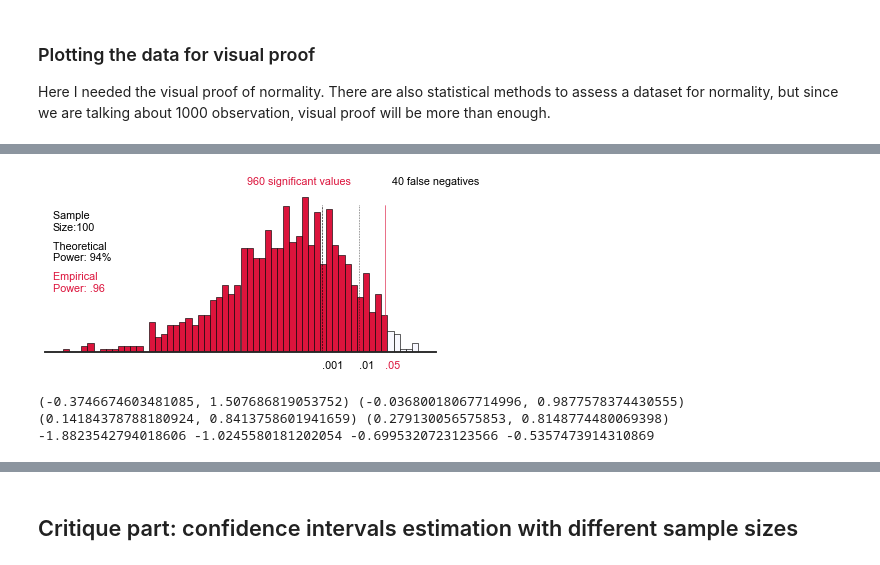
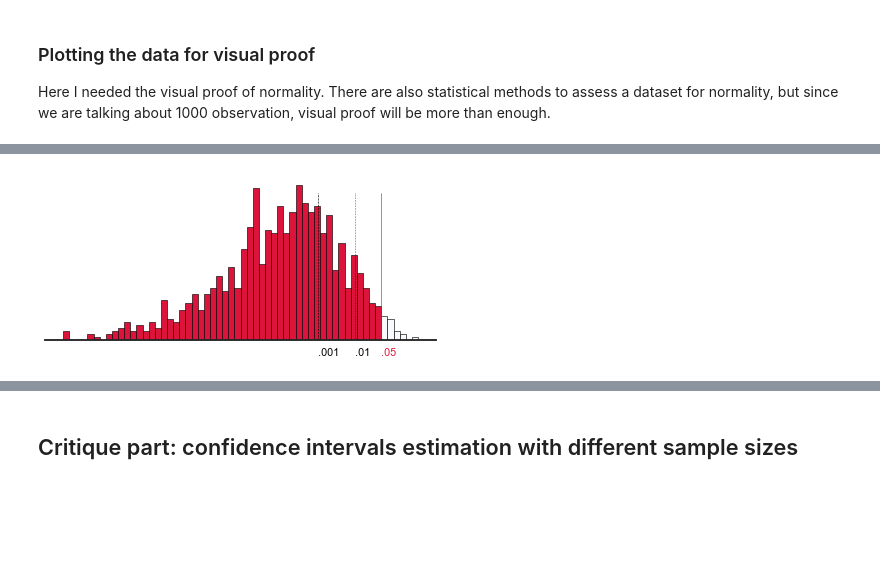
Before and after one commit to MrTimedying/python_projects, a Jupyter notebook: Ongoing statistics simulative explorations - 2021 - AL.ipynb, the cells around one changed output, grey strips where cells are left out. Drawn from its saved outputs; the diff is of its cells as text; code cells hidden in the pictures; blank space fills up the shorter version.

```diff
--- a/Ongoing statistics simulative explorations - 2021 - AL.ipynb
+++ b/Ongoing statistics simulative explorations - 2021 - AL.ipynb
@@ -279,55 +125,10 @@ plt.savefig("ttest60samples.svg")
 # %%
 # Same Graph but for the 100 sample sizes
 
-plimit = np.log10(.05)
-plimit1 = np.log10(.01)
-plimit2 = np.log10(.001)
-
-g3 = sn.histplot(data=df100, x="log10", color="#FFF", edgecolor="black", bins=58)
-plt.axvline(plimit, 0,.9, color="Crimson", lw=.6)
-plt.axvline(plimit1, 0,.9, color="black", ls='dotted', lw=.6)
-plt.axvline(plimit2, 0,.9, color="black", ls='dashed', lw=.6)
-plt.text(-10.2,30,'Theoretical \nPower: 94%', color="black")
-plt.text(-10.2,20,'Empirical \nPower: .96', color="Crimson")
-plt.text(-10.2,40,'Sample \nSize:100', color="black")
-plt.text(-5,55,'960 significant values', color="Crimson")
-plt.text(-1.13,55,'40 false negatives', color="black")
-plt.text(plimit,-5.2,'.05',rotation=0, color="Crimson")
-plt.text(plimit1,-5.2,'.01',rotation=0, color="black")
-plt.text(plimit2,-5.2,'.001',rotation=0, color="black")
-g3.axes.yaxis.set_visible(False)
-g3.axes.xaxis.set_visible(False)
-
-for rectangle in g3.patches:
-    if rectangle.get_x() >= plimit:
-        rectangle.set_facecolor('GhostWhite')
-
-for rectangle in g3.patches:
-    if rectangle.get_x() <= plimit:
-        rectangle.set_facecolor('Crimson')
-
+histogram_distribution(df100)
 plt.savefig("ttest100samples.svg")
 # %% [output]
-[figure, old version]
+[figure, new version]
-# %%
-#Calculating the 95% CI of the effect size distributions in the 4 different simulations (d10,d30,d60,d100)
-
-ci10 = stats.norm.interval(0.95, loc= np.mean(df10['Effect Size']), scale= np.std(df10['Effect Size']))
-ci30 = stats.norm.interval(0.95, loc= np.mean(df30['Effect Size']), scale= np.std(df30['Effect Size']))
-ci60 = stats.norm.interval(0.95, loc= np.mean(df60['Effect Size']), scale= np.std(df60['Effect Size']))
-ci100 = stats.norm.interval(0.95, loc= np.mean(df100['Effect Size']), scale= np.std(df100['Effect Size']))
-
-print(ci10,ci30,ci60,ci100)
-
-diff10 = ci10[0]-ci10[1]
-diff30 = ci30[0]-ci30[1]
-diff60 = ci60[0]-ci60[1]
-diff100 = ci100[0]-ci100[1]
-
-print(diff10,diff30,diff60,diff100)
-# %% [output]
-(-0.3746674603481085, 1.507686819053752) (-0.03680018067714996, 0.9877578374430555) (0.14184378788180924, 0.8413758601941659) (0.279130056575853, 0.8148774480069398)
--1.8823542794018606 -1.0245580181202054 -0.6995320723123566 -0.5357473914310869
 # %%
 # Adjusting again the aesthetic paramethers of the seaborn theme to have a different result.
 custom_params = {"axes.spines.right": False, "axes.spines.top": False, "axes.spines.left": False}
```
Also changed, not shown: parts of 32 cells of this notebook, 1 other file.
